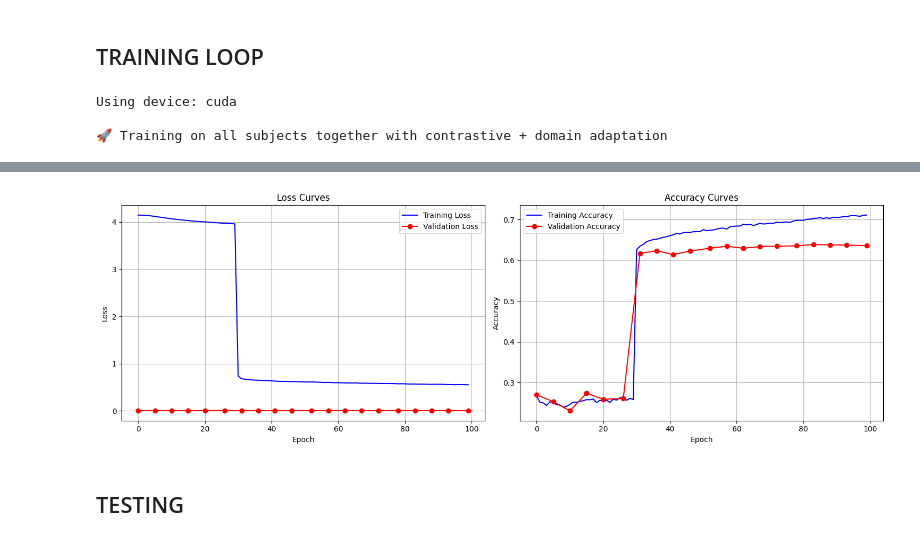
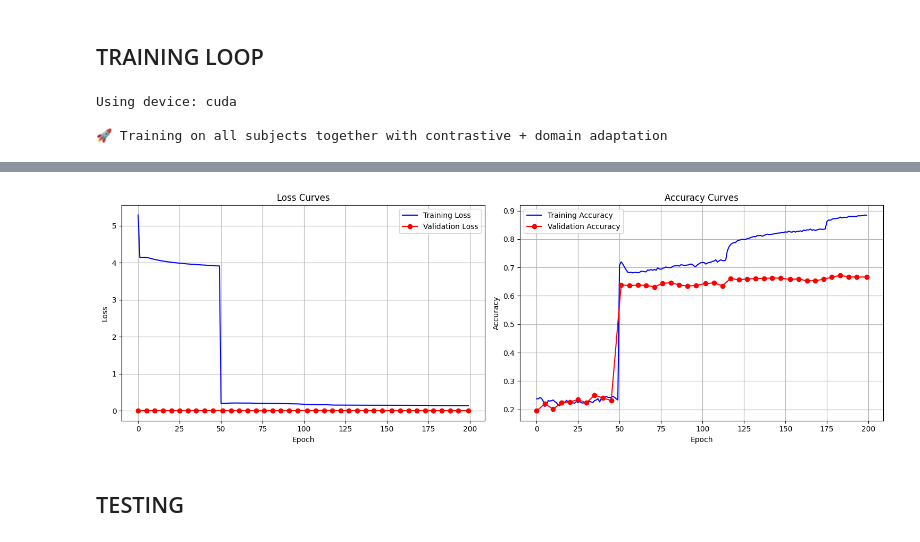
Before and after one commit to hamzaowaisog/EEg-based-Emotion-Recognition, a Jupyter notebook: FYP_2/Hamza/Deap_Last_Pakka_Final.ipynb, the cells around one changed output, grey strips where cells are left out. Drawn from its saved outputs; the diff is of its cells as text; code cells hidden in the pictures.

```diff
--- a/FYP_2/Hamza/Deap_Last_Pakka_Final.ipynb
+++ b/FYP_2/Hamza/Deap_Last_Pakka_Final.ipynb
@@ -98,12 +98,15 @@ class CommonFeatureExtractor(nn.Module):
         super().__init__()
         self.gru = nn.GRU(input_size=5, hidden_size=128, batch_first=True, bidirectional=True)
         self.fc = nn.Linear(128 * 2, 64)  # Bidirectional output
+        self.bn = nn.BatchNorm1d(64)
 
     def forward(self, x):
         x = x.view(x.size(0), 40, 5)  # Reshape to (batch, time, features)
         _, h = self.gru(x)  # h: (2, batch, 128)
         h = torch.cat([h[0], h[1]], dim=1)  # (batch, 256)
         out = self.fc(h)  # (batch, 64)
+        out = self.bn(out)
+        out = F.normalize(out, p=2 ,dim=1)
         return out
 
 class SEBlock(nn.Module):
@@ -352,16 +450,38 @@ device = torch.device("cuda" if torch.cuda.is_available() else "cpu")
 print(f"Using device: {device}")
 
 def augment_eeg(x, p=0.5):
-        # Move random generators to the same device as input
+    # More sophisticated augmentation techniques
     if torch.rand(1, device=x.device) < p:
-        noise = torch.randn_like(x) * 0.01  # This will be on the same device as x
+        # Gaussian noise with adaptive magnitude
+        noise_level = 0.01 + 0.02 * torch.rand(1, device=x.device)
+        noise = torch.randn_like(x) * noise_level
         x = x + noise
+
     if torch.rand(1, device=x.device) < p:
-        scale = (torch.randn(1, device=x.device) * 0.1 + 1.0)
+        # Random scaling with more variation
+        scale = 0.9 + 0.2 * torch.rand(1, device=x.device)
         x = x * scale
+
+    if torch.rand(1, device=x.device) < p:
+        # Channel dropout (randomly zero out some channels)
+        mask = torch.bernoulli(torch.ones_like(x) * 0.9).to(x.device)
+        x = x * mask
+
+    if torch.rand(1, device=x.device) < p:
+        # Time masking (simulate artifacts)
+        batch_size = x.size(0)
+        feature_dim = x.size(1)
+        mask_length = int(feature_dim * 0.1)
+        start = torch.randint(0, feature_dim - mask_length, (batch_size,), device=x.device)
+
+        mask = torch.ones_like(x)
+        for i in range(batch_size):
+            mask[i, start[i]:start[i]+mask_length] = 0
+        x = x * mask
+
     return x
 # ------------------ Training Function ------------------
-def train_all_subjects(feature_path, label_path, num_epochs=100, batch_size=64, warmup_epochs=30):
+def train_all_subjects(feature_path, label_path, num_epochs=100, batch_size=64, warmup_epochs=50):
     print("\n🚀 Training on all subjects together with contrastive + domain adaptation")
 
     train_losses = []
@@ -396,7 +516,9 @@ def train_all_subjects(feature_path, label_path, num_epochs=100, batch_size=64,
     loss_con1 = SupervisedContrastiveLoss(temperature=0.07).to(device)
     loss_mmd = MMDLoss().to(device)
     loss_con2 = ContrastiveLossLcon2().to(device)
-    loss_cls = GeneralizedCrossEntropy(q=0.5, weight=class_weights).to(device)
+    # loss_cls = GeneralizedCrossEntropy(q=0.5, weight=class_weights).to(device)
+    loss_cls = FocalLossWithSmoothing(gamma=2.0, smoothing=0.1, weight=class_weights).to(device)
+    loss_proto = PrototypeContrastiveLoss(feature_dim=32 , num_classes=4 , tau=0.1).to(device)
 
 
     optimizer = torch.optim.AdamW(
@@ -437,6 +559,10 @@ def train_all_subjects(feature_path, label_path, num_epochs=100, batch_size=64,
                     pseudo_logits = ssc(sfe(cfe(xb)))
                     pseudo_probs = F.softmax(pseudo_logits, dim=1)
                     pseudo_entropy = -torch.sum(pseudo_probs * torch.log(pseudo_probs + 1e-9), dim=1)
+
+                    probs = F.softmax(logits, dim=1)
+                    confidence = torch.max(probs, dim=1)[0]
+                    penalty = confidence.mean()
                     # pseudo_labels = pseudo_logits.argmax(dim=1)
 
                     # Adaptive threshold: starts strict, loosens
@@ -444,27 +570,22 @@ def train_all_subjects(feature_path, label_path, num_epochs=100, batch_size=64,
 
                 confident_mask = pseudo_entropy < entropy_threshold
 
-                z_subject_filtered = z_subject[confident_mask]
-                pseudo_labels_filtered = pseudo_logits.argmax(dim=1)[confident_mask]
+                z_subject_filtered = z_subject[confident_mask].detach()
+                pseudo_labels_filtered = pseudo_logits.argmax(dim=1)[confident_mask].detach()
 
                 if z_subject_filtered.size(0) > 0:
-                    contrastive_loss = loss_con2(z_subject_filtered , pseudo_labels_filtered)
+                    # contrastive_loss = loss_con2(z_subject_filtered , pseudo_labels_filtered)
+                    contrastive_loss = loss_proto(z_subject_filtered , pseudo_labels_filtered)
                 else:
                     contrastive_loss = torch.tensor(0.0 , device=device)
 
                 alpha = min(epoch / num_epochs *2 , 1.0)
 
+                beta = 0.1
                 loss = 1.0 * loss_cls(logits, yb) + \
                        alpha * (0.5 * contrastive_loss) + \
-                       alpha * (mmd_weight * loss_mmd(z_common_org, z_common_aug))
-
-                with torch.no_grad():
-                    probs = F.softmax(logits, dim=1)
-                confidence = torch.max(probs, dim=1)[0]
-                penalty = confidence.mean()
-
-                beta = 0.1
-                loss += beta * penalty
+                       alpha * (mmd_weight * loss_mmd(z_common_org, z_common_aug)) + \
+                       beta * penalty
 
             loss.backward()
             torch.nn.utils.clip_grad_norm_(list(cfe.parameters()) + list(sfe.parameters()) + list(ssc.parameters()), max_norm=1.0)
@@ -566,9 +687,9 @@ def plot_training_curves(train_losses, train_accs, val_losses, val_accs, save_pa
     plt.close()
 # ------------------ Main ------------------
 if __name__ == "__main__":
-    feature_path = "E:\FYP\Finalise Fyp\EEg-based-Emotion-Recognition\de_features.npy"
-    label_path = "E:\FYP\Finalise Fyp\EEg-based-Emotion-Recognition\de_labels.npy"
-    train_all_subjects(feature_path, label_path, num_epochs=100, batch_size=64)
+    feature_path = r"E:\FYP\Finalise Fyp\EEg-based-Emotion-Recognition\de_features.npy"
+    label_path = r"E:\FYP\Finalise Fyp\EEg-based-Emotion-Recognition\de_labels.npy"
+    train_all_subjects(feature_path, label_path, num_epochs=200, batch_size=64)
 # %% [output]
 Using device: cuda
 
@@ -593,4 +714,4 @@ Best Val Accuracy: 0.6385
-[figure, old version]
+[figure, new version]
 # %% [markdown]
 ## TESTING
 # %%
```
Also changed, not shown: parts of 5 cells of this notebook, 6 other files.
